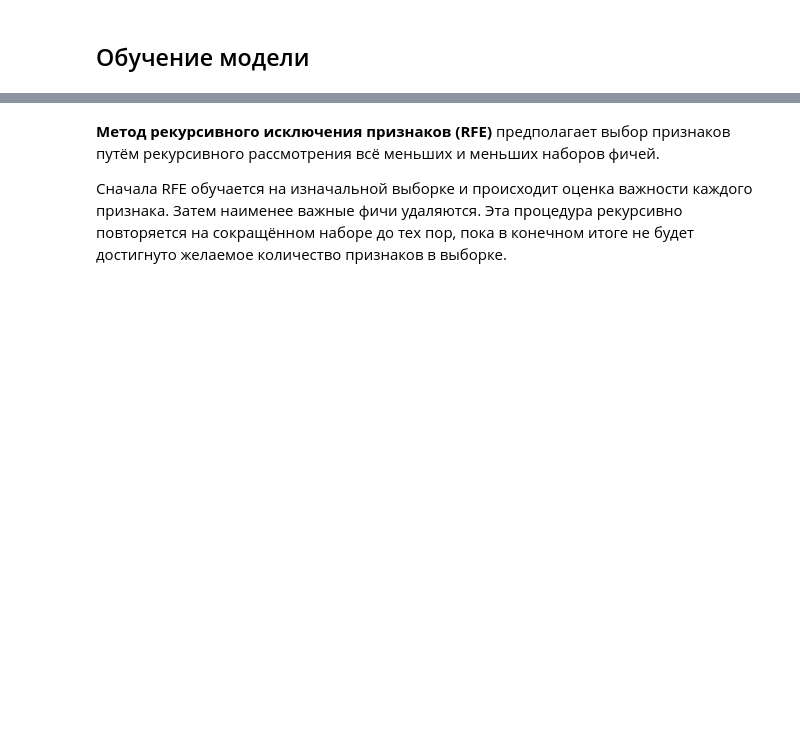
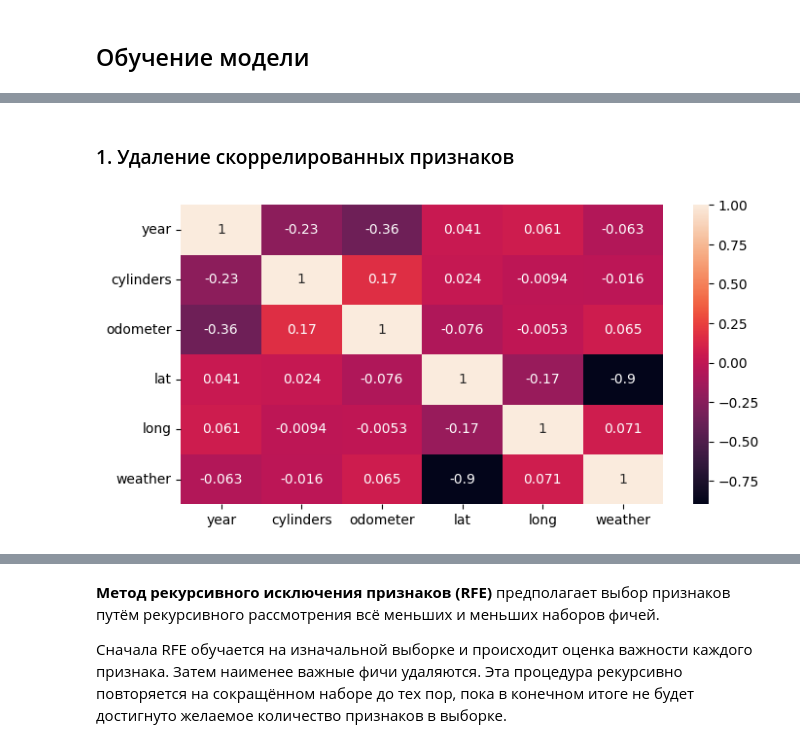
Before and after one commit to MazepaYuliya/SF_DS_3_0, a Jupyter notebook: ML_/features_selection.ipynb, the cells around one changed output, grey strips where cells are left out. Saved outputs shown, nothing was run; the diff lists cells and outputs as text; code cells hidden in the pictures; blank space fills up the shorter version.

```diff
--- a/ML_/features_selection.ipynb
+++ b/ML_/features_selection.ipynb
@@ -24,0 +55,7 @@ X_train, X_test, y_train, y_test = train_test_split(x, y, test_size=0.3, random_
+# %% [markdown]
+### 1. Удаление скоррелированных признаков
+# %%
+fig, ax = plt.subplots(figsize = (8, 4))
+sns.heatmap(x.corr(), annot=True);
+# %% [output]
+[figure, added]
```
Also changed, not shown: parts of 28 cells of this notebook, 10 other files.
